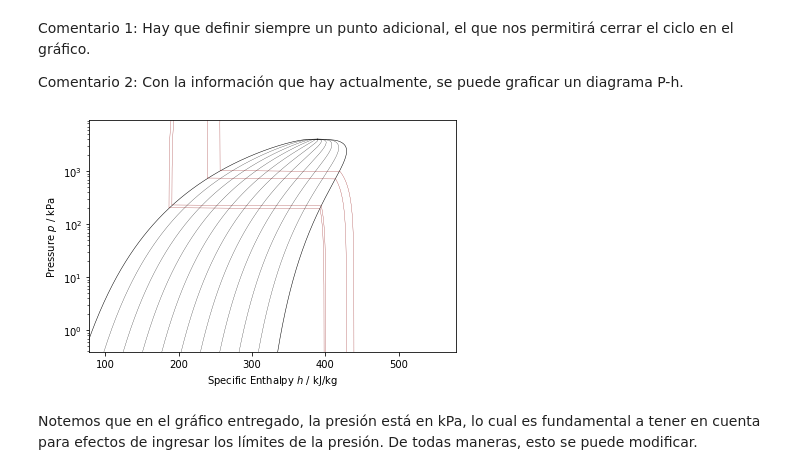
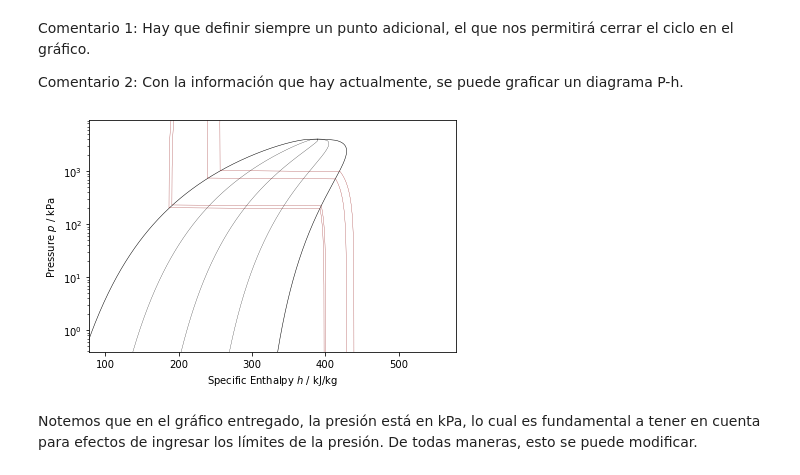
Before and after one commit to J-Cardemil/CoolProp, a Jupyter notebook: CoolProp_plots.ipynb, the cells around one changed output. Saved outputs shown, nothing was run; the diff lists cells and outputs as text; code cells hidden in the pictures.

```diff
--- a/CoolProp_plots.ipynb
+++ b/CoolProp_plots.ipynb
@@ -144,16 +132,16 @@ Comentario 2: Con la información que hay actualmente, se puede graficar un diag
 # %%
 # Diagrama P-h
 
 # Se llama primero al entorno PropertyPlot
 ph_plot = PropertyPlot("R134a", "Ph")
 
 # Definamos ahora isolíneas (Que serán de calidad de vapor y temperatura)
 
-ph_plot.calc_isolines(CoolProp.iQ, num=11)
+ph_plot.calc_isolines(CoolProp.iQ, num=5)
 ph_plot.calc_isolines(CoolProp.iT, iso_range=[T_3, T_4, T_5, T_6], num=4) # Son isolíneas de temperatura en los límites del problema
 ph_plot.show()
 # %% [output]
-[figure, old version]
+[figure, new version]
 # %% [markdown]
 Notemos que en el gráfico entregado, la presión está en kPa, lo cual es fundamental a tener en cuenta para efectos de ingresar los límites de la presión. De todas maneras, esto se puede modificar.
 # %%
```
Also changed, not shown: parts of 4 cells of this notebook.
